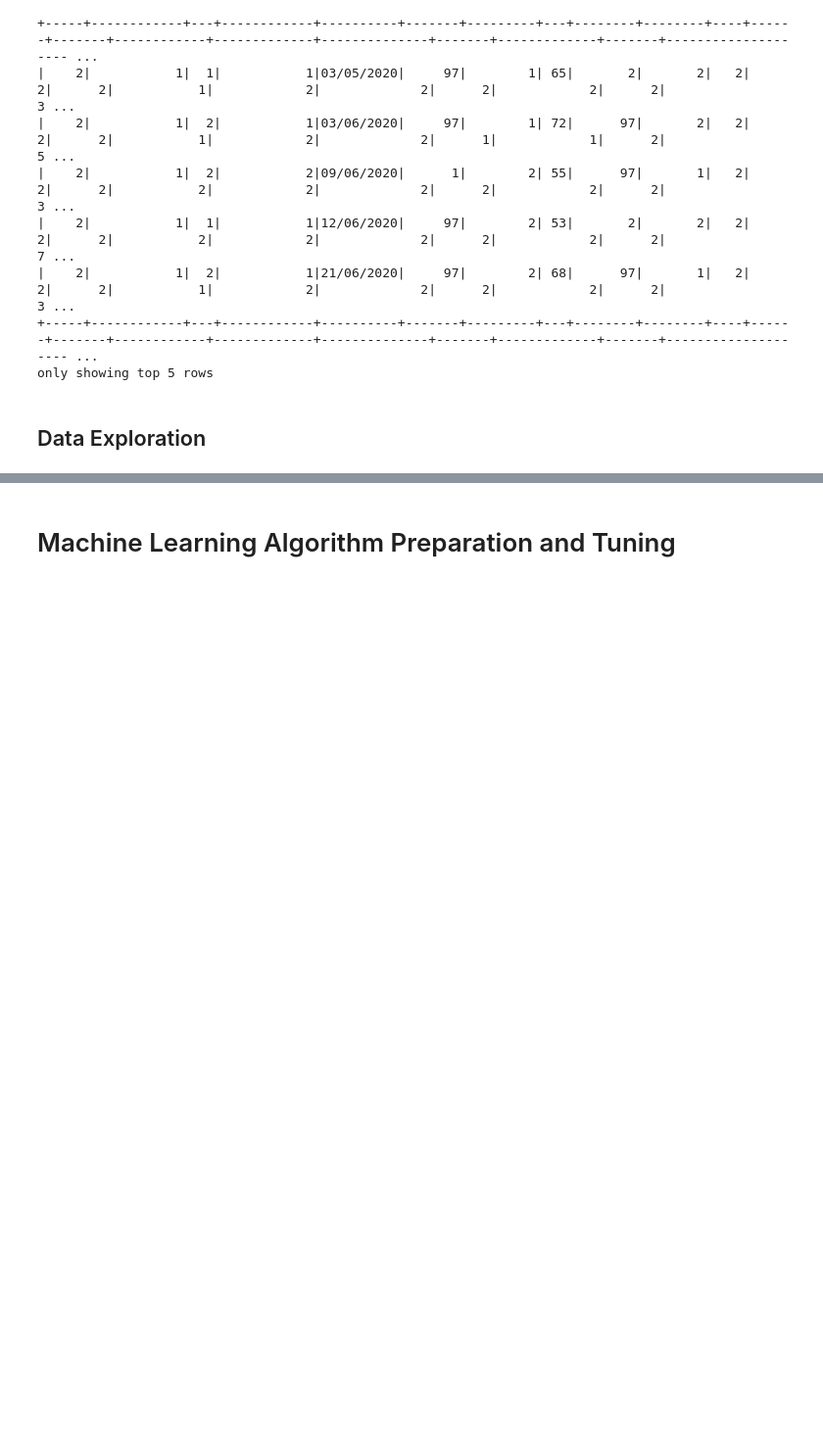
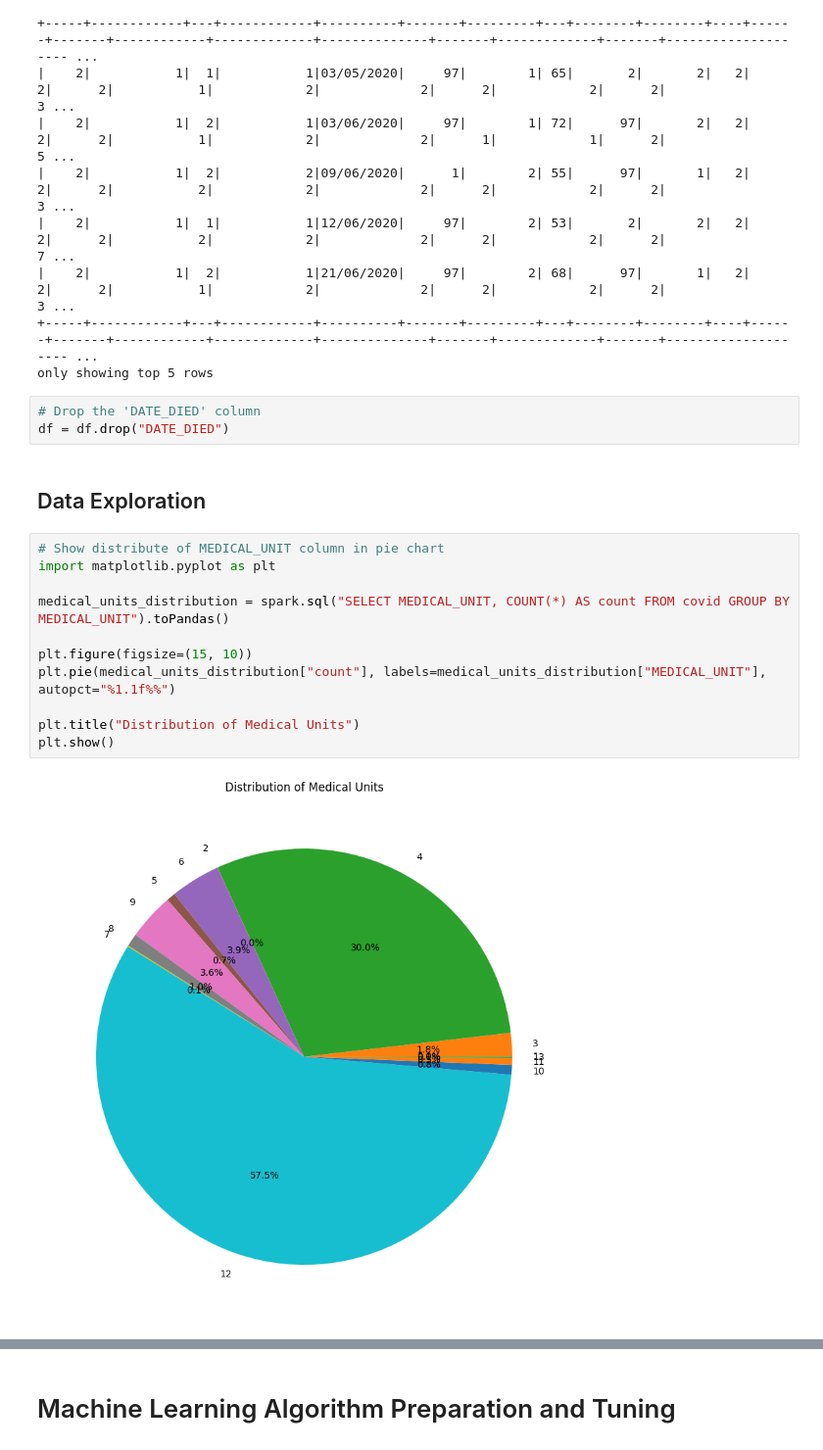
Before and after one commit to Jhatton2/dataMining_finalProject, a Jupyter notebook: covid-19.ipynb, the cells around one changed output, grey strips where cells are left out. Shown: that part at 98% size. Cells and saved outputs as stored; diff of their text form; blank space fills up the shorter version.

Commit message:
Added distribution charts

```diff
--- a/covid-19.ipynb
+++ b/covid-19.ipynb
@@ -68,5 +71,21 @@ df.show(5)
 |    2|           1|  2|           1|21/06/2020|     97|        2| 68|      97|       1|   2|     2|      2|           1|            2|             2|      2|            2|      2|                   3 ...
 +-----+------------+---+------------+----------+-------+---------+---+--------+--------+----+------+-------+------------+-------------+--------------+-------+-------------+-------+-------------------- ...
 only showing top 5 rows
+# %%
+# Drop the 'DATE_DIED' column
+df = df.drop("DATE_DIED")
 # %% [markdown]
 ## Data Exploration
+# %%
+# Show distribute of MEDICAL_UNIT column in pie chart
+import matplotlib.pyplot as plt
+
+medical_units_distribution = spark.sql("SELECT MEDICAL_UNIT, COUNT(*) AS count FROM covid GROUP BY MEDICAL_UNIT").toPandas()
+
+plt.figure(figsize=(15, 10))
+plt.pie(medical_units_distribution["count"], labels=medical_units_distribution["MEDICAL_UNIT"], autopct="%1.1f%%")
+
+plt.title("Distribution of Medical Units")
+plt.show()
+# %% [output]
+[figure, added]
```
Also changed, not shown: parts of 5 cells of this notebook.
